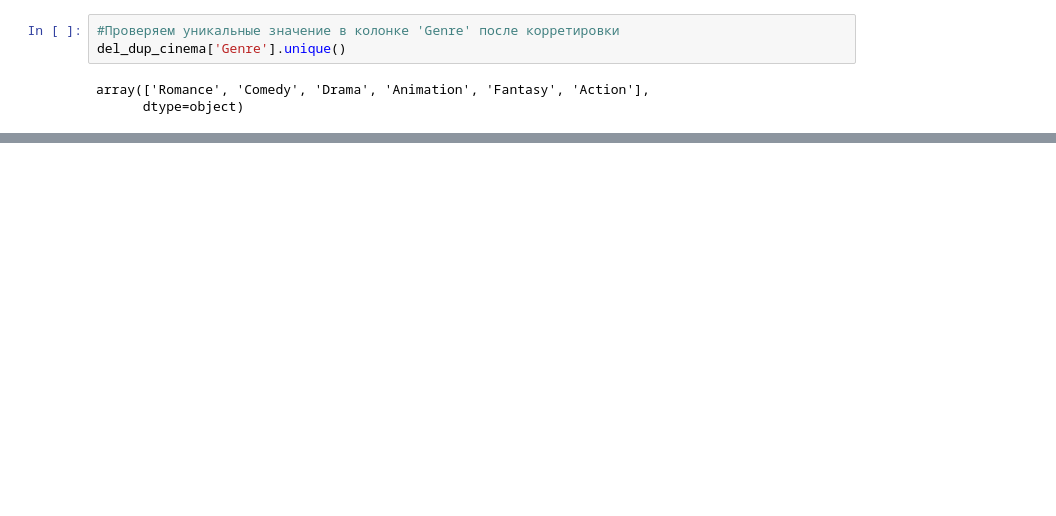
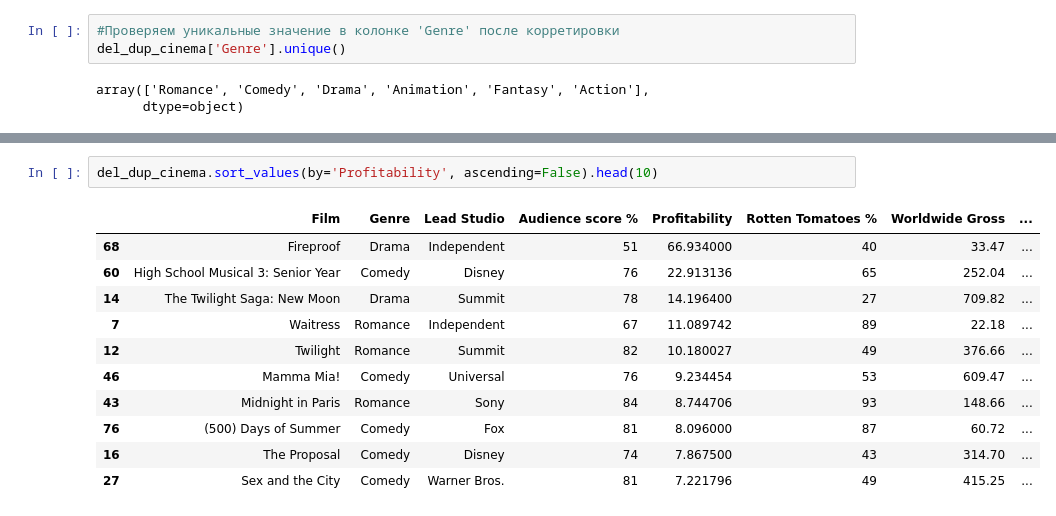
Before and after one commit to staspb2012/Educational_projects, a Jupyter notebook: Cinema_stats.ipynb, the cells around one changed output, grey strips where cells are left out. Saved outputs shown, nothing was run; the diff lists cells and outputs as text; blank space fills up the shorter version.

```diff
--- a/Cinema_stats.ipynb
+++ b/Cinema_stats.ipynb
@@ -327,0 +449,14 @@ del_dup_cinema.groupby('Genre').agg({
+# %%
+del_dup_cinema.sort_values(by='Profitability', ascending=False).head(10)
+# %% [output]
+|  | Film | Genre | Lead Studio | Audience score % | Profitability | Rotten Tomatoes % | Worldwide Gross | ... |
+| 68 | Fireproof | Drama | Independent | 51 | 66.934000 | 40 | 33.47 | ... |
+| 60 | High School Musical 3: Senior Year | Comedy | Disney | 76 | 22.913136 | 65 | 252.04 | ... |
+| 14 | The Twilight Saga: New Moon | Drama | Summit | 78 | 14.196400 | 27 | 709.82 | ... |
+| 7 | Waitress | Romance | Independent | 67 | 11.089742 | 89 | 22.18 | ... |
+| 12 | Twilight | Romance | Summit | 82 | 10.180027 | 49 | 376.66 | ... |
+| 46 | Mamma Mia! | Comedy | Universal | 76 | 9.234454 | 53 | 609.47 | ... |
+| 43 | Midnight in Paris | Romance | Sony | 84 | 8.744706 | 93 | 148.66 | ... |
+| 76 | (500) Days of Summer | Comedy | Fox | 81 | 8.096000 | 87 | 60.72 | ... |
+| 16 | The Proposal | Comedy | Disney | 74 | 7.867500 | 43 | 314.70 | ... |
+| 27 | Sex and the City | Comedy | Warner Bros. | 81 | 7.221796 | 49 | 415.25 | ... |
```
Also changed, not shown: parts of 25 cells of this notebook.
